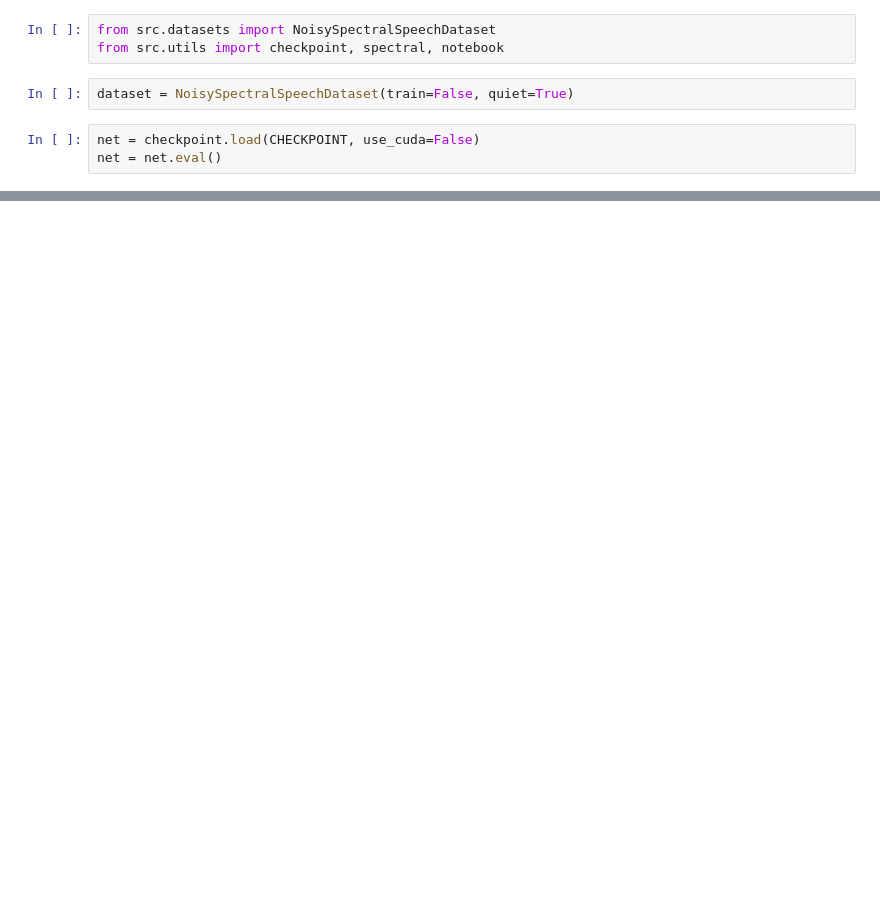
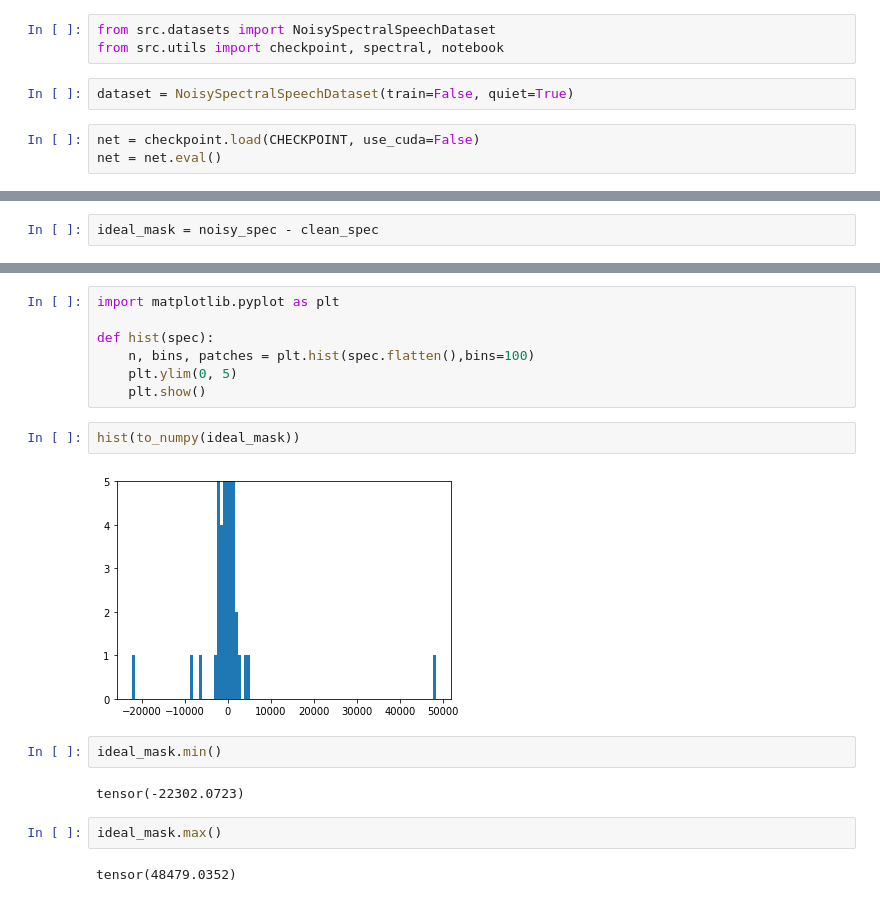
Before and after one commit to MattSegal/speech-notebooks, a Jupyter notebook: notebooks/mel-spec-evaluate.ipynb, the cells around one changed output, grey strips where cells are left out. Saved outputs shown, nothing was run; the diff lists cells and outputs as text; blank space fills up the shorter version.

```diff
--- a/notebooks/mel-spec-evaluate.ipynb
+++ b/notebooks/mel-spec-evaluate.ipynb
@@ -35,0 +51,2 @@ pred_clean_spec = (pred_clean_spec.view(256,128).detach().numpy()
+# %%
+ideal_mask = noisy_spec - clean_spec
@@ -35,0 +89,19 @@ pred_clean_spec = (pred_clean_spec.view(256,128).detach().numpy()
+# %%
+import matplotlib.pyplot as plt
+
+def hist(spec):
+    n, bins, patches = plt.hist(spec.flatten(),bins=100)
+    plt.ylim(0, 5)
+    plt.show()
+# %%
+hist(to_numpy(ideal_mask))
+# %% [output]
+[figure, added]
+# %%
+ideal_mask.min()
+# %% [output]
+tensor(-22302.0723)
+# %%
+ideal_mask.max()
+# %% [output]
+tensor(48479.0352)
```
Also changed, not shown: parts of 17 cells of this notebook, 2 other files.
